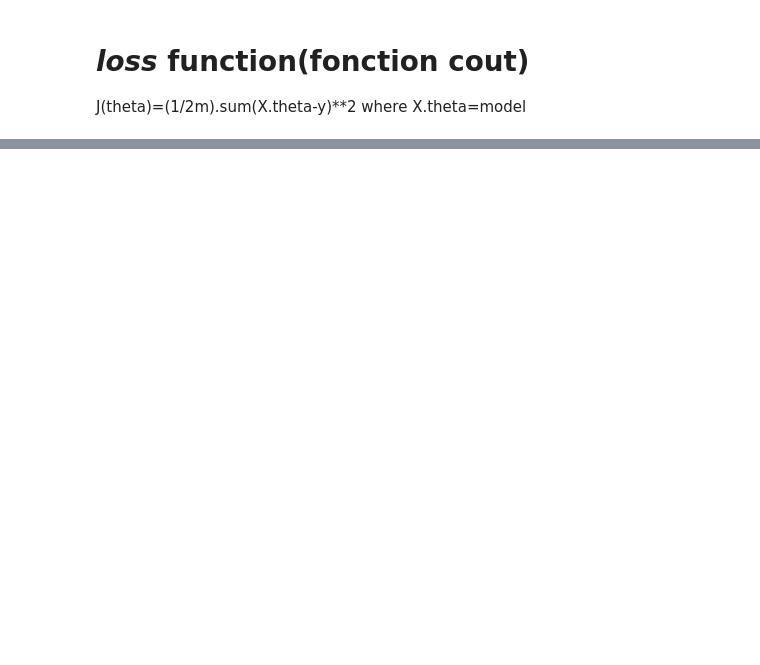
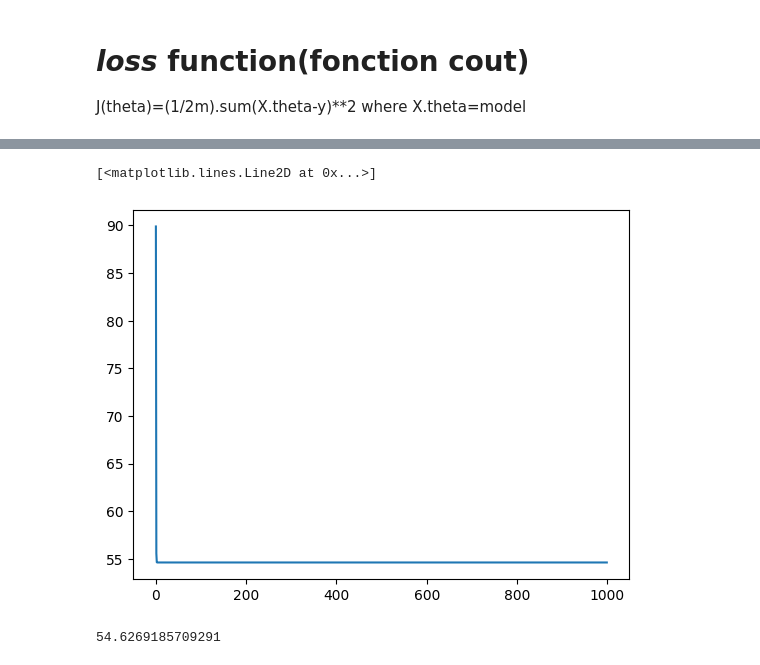
Before and after one commit to Miompolly/machine_learnia, a Jupyter notebook: regressionLean.ipynb, the cells around one changed output, grey strips where cells are left out. Drawn from its saved outputs; the diff is of its cells as text; code cells hidden in the pictures; blank space fills up the shorter version.

```diff
--- a/regressionLean.ipynb
+++ b/regressionLean.ipynb
@@ -106,0 +137,9 @@ sample_data/
+# %%
+plt.plot(range(1000),cost_history)
+# %% [output]
+[<matplotlib.lines.Line2D at 0x...>]
+[figure, added]
+# %%
+loss_function(X,y,final_theta)
+# %% [output]
+54.6269185709291
```
Also changed, not shown: parts of 14 cells of this notebook.
